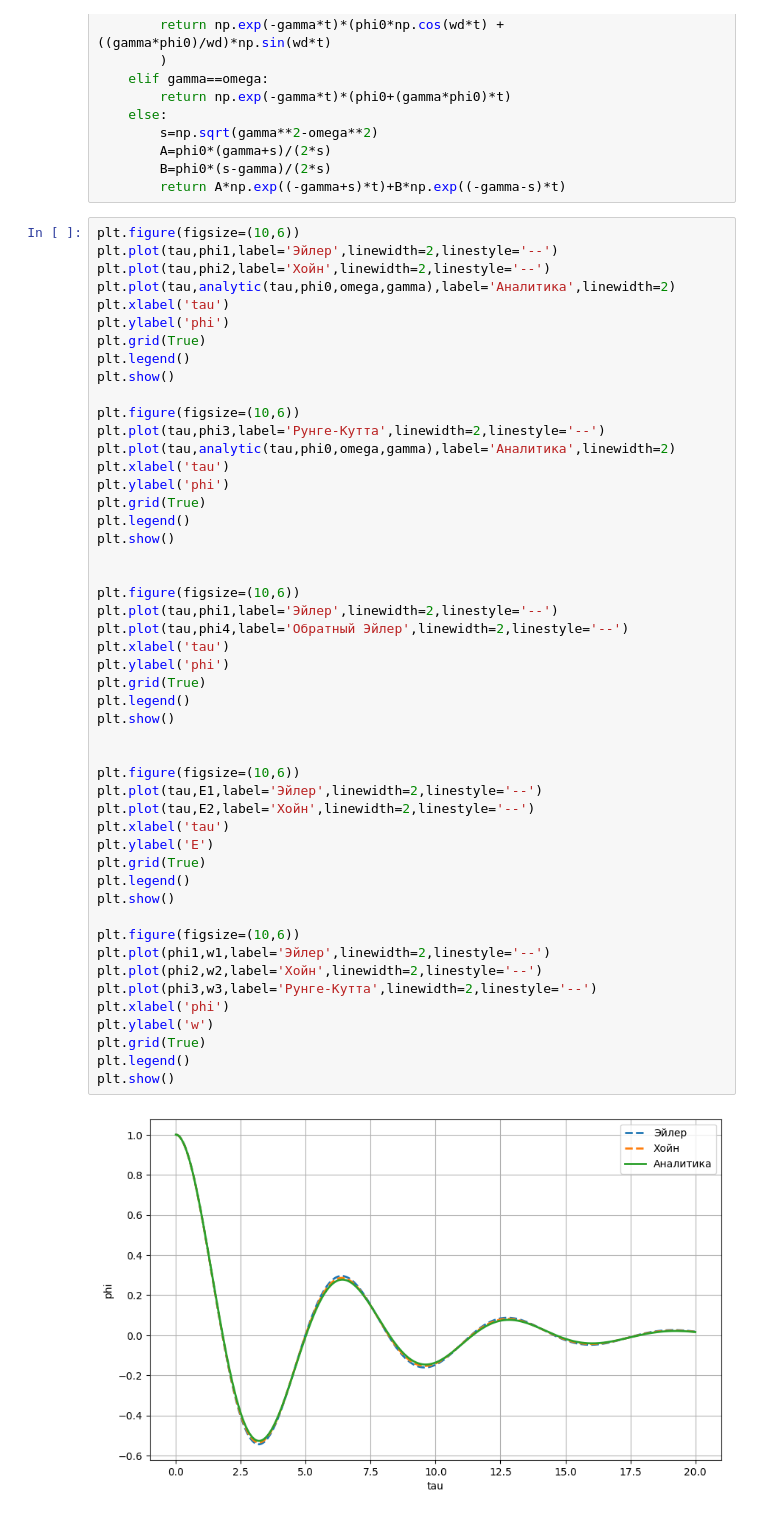
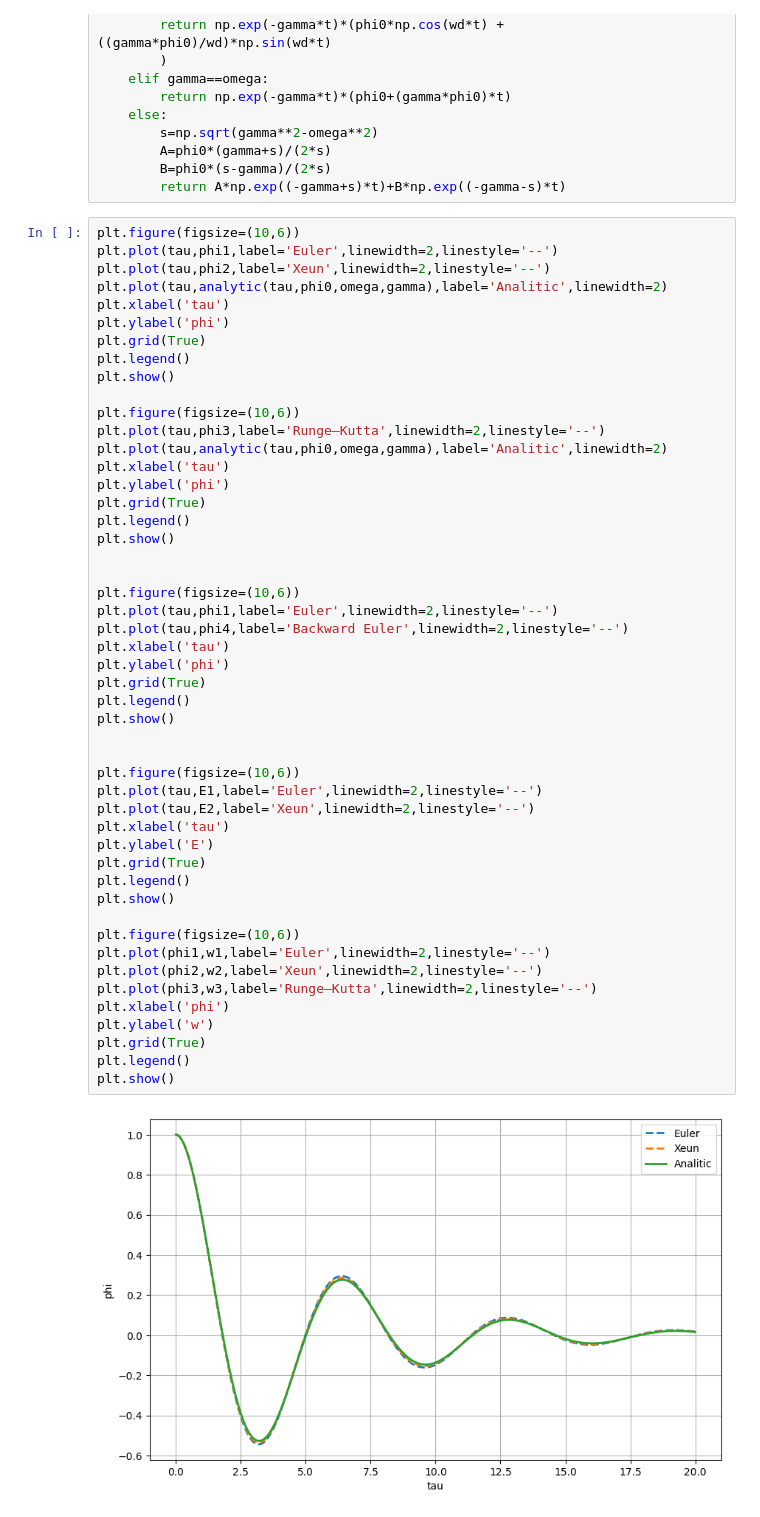
Before and after one commit to Fizksik/Modeling, a Jupyter notebook: week8/08.ipynb, the cells around one changed output. Drawn from its saved outputs; the diff is of its cells as text.

```diff
--- a/week8/08.ipynb
+++ b/week8/08.ipynb
@@ -43,9 +43,9 @@ def analytic(t,phi0,omega,gamma):
         return A*np.exp((-gamma+s)*t)+B*np.exp((-gamma-s)*t)
 # %%
 plt.figure(figsize=(10,6))
-plt.plot(tau,phi1,label='Эйлер',linewidth=2,linestyle='--')
-plt.plot(tau,phi2,label='Хойн',linewidth=2,linestyle='--')
-plt.plot(tau,analytic(tau,phi0,omega,gamma),label='Аналитика',linewidth=2)
+plt.plot(tau,phi1,label='Euler',linewidth=2,linestyle='--')
+plt.plot(tau,phi2,label='Xeun',linewidth=2,linestyle='--')
+plt.plot(tau,analytic(tau,phi0,omega,gamma),label='Analitic',linewidth=2)
 plt.xlabel('tau')
 plt.ylabel('phi')
 plt.grid(True)
@@ -53,42 +53,42 @@ plt.legend()
 plt.show()
 
 plt.figure(figsize=(10,6))
-plt.plot(tau,phi3,label='Рунге-Кутта',linewidth=2,linestyle='--')
-plt.plot(tau,analytic(tau,phi0,omega,gamma),label='Аналитика',linewidth=2)
+plt.plot(tau,phi3,label='Runge–Kutta',linewidth=2,linestyle='--')
+plt.plot(tau,analytic(tau,phi0,omega,gamma),label='Analitic',linewidth=2)
 plt.xlabel('tau')
 plt.ylabel('phi')
 plt.grid(True)
 plt.legend()
 plt.show()
 
 
 plt.figure(figsize=(10,6))
-plt.plot(tau,phi1,label='Эйлер',linewidth=2,linestyle='--')
-plt.plot(tau,phi4,label='Обратный Эйлер',linewidth=2,linestyle='--')
+plt.plot(tau,phi1,label='Euler',linewidth=2,linestyle='--')
+plt.plot(tau,phi4,label='Backward Euler',linewidth=2,linestyle='--')
 plt.xlabel('tau')
 plt.ylabel('phi')
 plt.grid(True)
 plt.legend()
 plt.show()
 
 
 plt.figure(figsize=(10,6))
-plt.plot(tau,E1,label='Эйлер',linewidth=2,linestyle='--')
-plt.plot(tau,E2,label='Хойн',linewidth=2,linestyle='--')
+plt.plot(tau,E1,label='Euler',linewidth=2,linestyle='--')
+plt.plot(tau,E2,label='Xeun',linewidth=2,linestyle='--')
 plt.xlabel('tau')
 plt.ylabel('E')
 plt.grid(True)
 plt.legend()
 plt.show()
 
 plt.figure(figsize=(10,6))
-plt.plot(phi1,w1,label='Эйлер',linewidth=2,linestyle='--')
-plt.plot(phi2,w2,label='Хойн',linewidth=2,linestyle='--')
-plt.plot(phi3,w3,label='Рунге-Кутта',linewidth=2,linestyle='--')
+plt.plot(phi1,w1,label='Euler',linewidth=2,linestyle='--')
+plt.plot(phi2,w2,label='Xeun',linewidth=2,linestyle='--')
+plt.plot(phi3,w3,label='Runge–Kutta',linewidth=2,linestyle='--')
 plt.xlabel('phi')
 plt.ylabel('w')
 plt.grid(True)
 plt.legend()
 plt.show()
 # %% [output]
-[figure, old version]
+[figure, new version]
```
Also changed, not shown: parts of 1 cell of this notebook.
